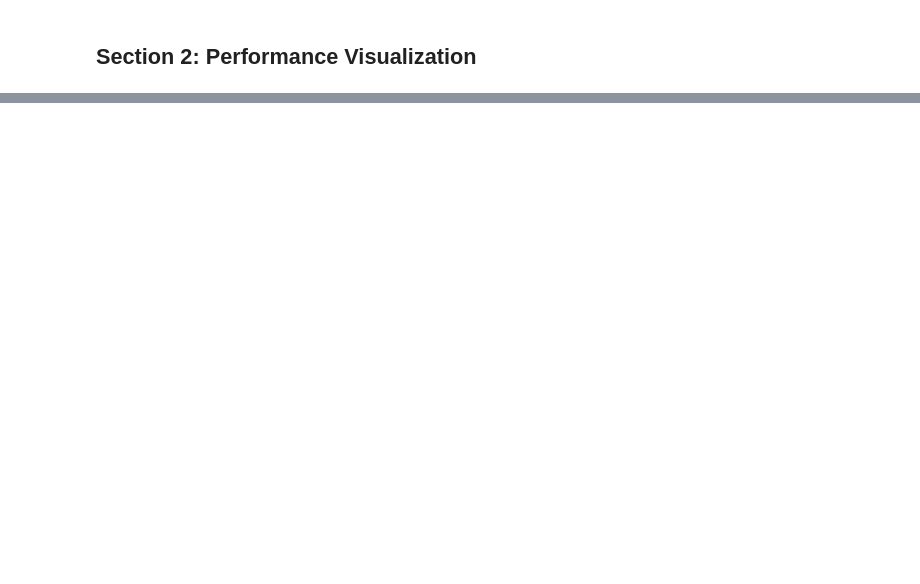
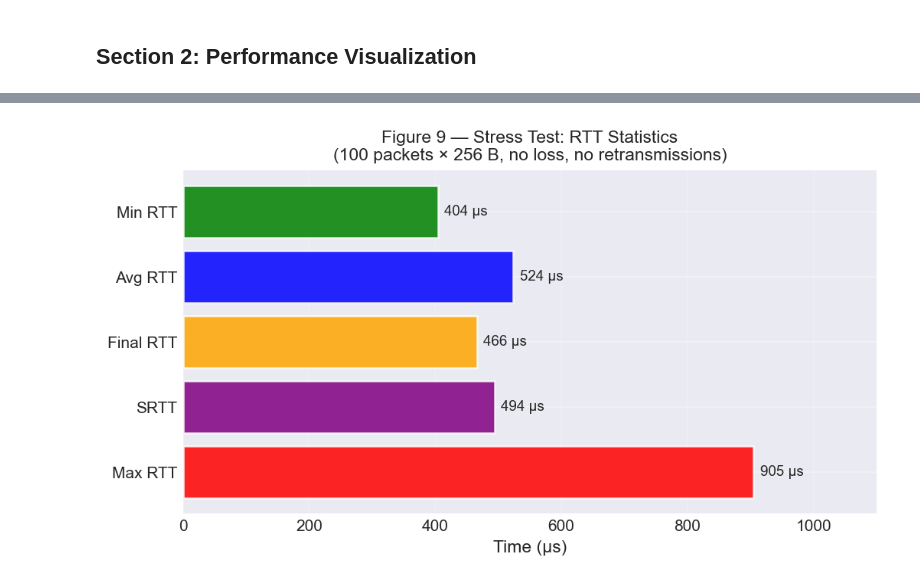
Before and after one commit to yanmxk/cs3102_p2, a Jupyter notebook: LRTP_Protocol_Analysis.ipynb, the cells around one changed output, grey strips where cells are left out. Cells and saved outputs as stored; diff of their text form; code cells hidden in the pictures; blank space fills up the shorter version.

```diff
--- a/LRTP_Protocol_Analysis.ipynb
+++ b/LRTP_Protocol_Analysis.ipynb
@@ -636,0 +505,92 @@ print("=" * 80 + "\n")
+# %%
+# Parse stress test log for RTT stats
+def parse_stress_log(log_path):
+    if not log_path.exists():
+        print(f"Missing log: {log_path}")
+        return None
+
+    with open(log_path, 'r') as f:
+        text = f.read()
+
+    def find(pattern):
+        m = re.search(pattern, text)
+        return float(m.group(1)) if m else None
+
+    data = {
+        'min_rtt_us': find(r"Min RTT:\s*([0-9.]+)"),
+        'avg_rtt_us': find(r"Avg RTT:\s*([0-9.]+)"),
+        'max_rtt_us': find(r"Max RTT:\s*([0-9.]+)"),
+        'srtt_us': find(r"Smoothed RTT:\s*([0-9.]+)"),
+    }
+
+    # fallback for final RTT (last observed RTT line)
+    last_rtt = re.findall(r"rtt:\s*([0-9.]+)\s*us", text)
+    data['rtt_us'] = float(last_rtt[-1]) if last_rtt else data['avg_rtt_us']
+
+    if any(v is None for v in data.values()):
+        print("Stress log parsing incomplete")
+        return None
+
+    return data
+
+# Load stress test RTT stats
+stress_data = parse_stress_log(log_dir / 'stress_client.log')
+
+if stress_data is None:
+    raise ValueError("Stress log parsing failed — check log format")
+
+# Plot
+fig, ax = plt.subplots(figsize=(7, 4))
+
+categories = ['Min RTT', 'Avg RTT', 'Final RTT', 'SRTT', 'Max RTT']
+
+values = [
+    stress_data['min_rtt_us'],
+    stress_data['avg_rtt_us'],
+    stress_data['rtt_us'],
+    stress_data['srtt_us'],
+    stress_data['max_rtt_us']
+]
+
+colours = ['green', 'blue', 'orange', 'purple', 'red']
+
+bars = ax.barh(
+    categories,
+    values,
+    color=colours,
+    alpha=0.85,
+    edgecolor='white',
+    linewidth=1.2,
+    zorder=3
+)
+
+# Value labels
+for bar, v in zip(bars, values):
+    ax.text(
+        v + 10,
+        bar.get_y() + bar.get_height() / 2,
+        f'{v:.0f} μs',
+        va='center',
+        fontsize=9
+    )
+
+# Format the plot
+ax.set_xlabel('Time (μs)')
+ax.set_title(
+    'Figure 9 — Stress Test: RTT Statistics\n'
+    '(100 packets × 256 B, no loss, no retransmissions)',
+    fontsize=11
+)
+
+ax.set_xlim(0, 1100)
+ax.invert_yaxis()
+
+ax.grid(axis='x', alpha=0.2, zorder=0)
+
+for spine in ax.spines.values():
+    spine.set_alpha(0.3)
+
+plt.tight_layout()
+plt.savefig('plots/fig4_stress_rtt_stats')
+# %% [output]
+[figure, added]
```
Also changed, not shown: parts of 23 cells of this notebook, 7 other files.
